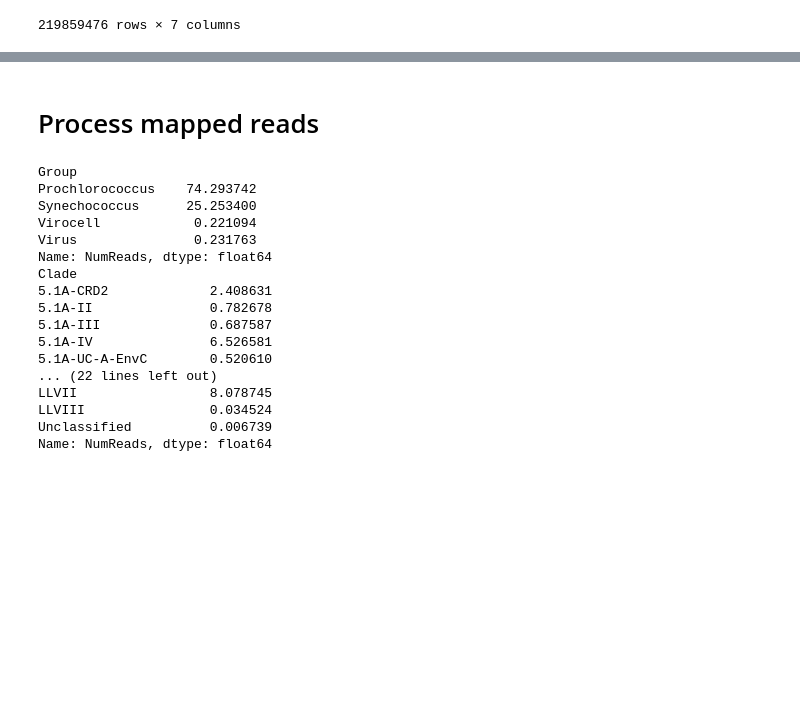
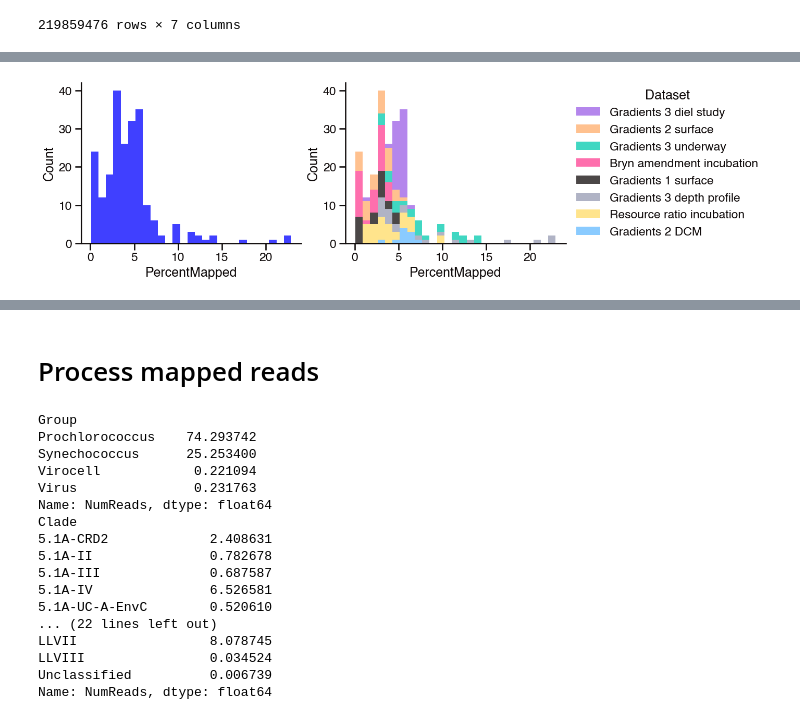
Before and after one commit to blasks/barnacle-manuscript, a Jupyter notebook: analyses/2-mapping/2-pro-syn-abundances.ipynb, the cells around one changed output, grey strips where cells are left out. Drawn from its saved outputs; the diff is of its cells as text; code cells hidden in the pictures; blank space fills up the shorter version.

Commit message:
added in topline mapping statistics analysis

```diff
--- a/analyses/2-mapping/2-pro-syn-abundances.ipynb
+++ b/analyses/2-mapping/2-pro-syn-abundances.ipynb
@@ -165,3 +165,14 @@ sample_df
 | 85 | G3.UW.NS.UW40_2.7m | Gradients 3 | 2019 | 2019-04-25 06:01:00 | 40.090000 | -158.000 | 7 | Gradients 3 underway | surface transect | ... |
 | 86 | G3.UW.NS.UW35_2.7m | Gradients 3 | 2019 | 2019-04-26 05:55:00 | 35.830000 | -158.000 | 7 | Gradients 3 underway | surface transect | ... |
 87 rows × 16 columns
+# %%
+# read in topline mapping statistics
+
+# topline mapping statistics
+map_stats_df = pd.read_csv(data_path / '2-mapping/salmon_metadata.csv')
+map_stats_df = map_stats_df.rename(columns={'percent_mapped': 'PercentMapped'})
+
+# sample metadata for each replicate sample
+rep_sample_df = pd.read_csv(data_path / 'metadata/sample-metadata.csv')
+
+map_stats_df
@@ -186,0 +214,11 @@ mappings_df
+# %%
+# compile dataframe of topline mapping statistics and combine with sample information
+
+topline_df = pd.merge(
+    left=map_stats_df[['SampleID', 'PercentMapped']],
+    right=rep_sample_df,
+    on='SampleID',
+    how='left'
+)
+
+topline_df
@@ -186,0 +239,13 @@ mappings_df
+# %%
+# look at histogram of percentage reads mapped
+
+fig, axes = plt.subplots(1, 2, figsize=(12, 4))
+
+# overall distribution
+sns.histplot(topline_df, x='PercentMapped', color='blue', ax=axes[0])
+
+# distribution by dataset
+sns.histplot(topline_df, x='PercentMapped', hue='Dataset', multiple='stack', ax=axes[1]);
+sns.move_legend(axes[1], loc='center left', bbox_to_anchor=(1, 0.5))
+# %% [output]
+[figure, added]
```
Also changed, not shown: parts of 4 cells of this notebook.
